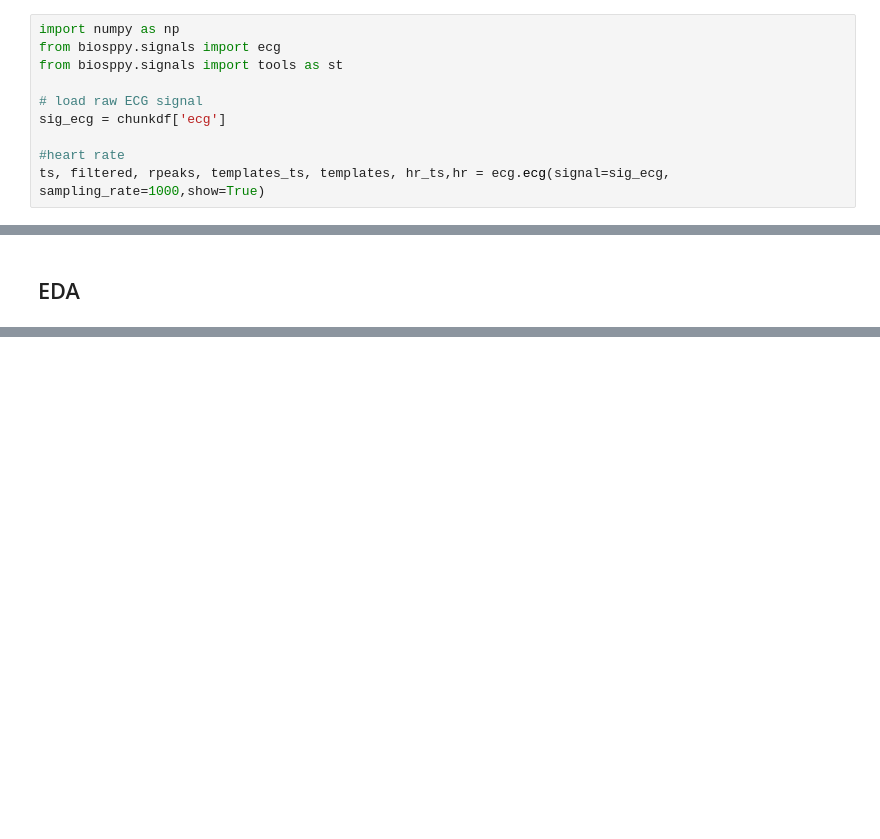
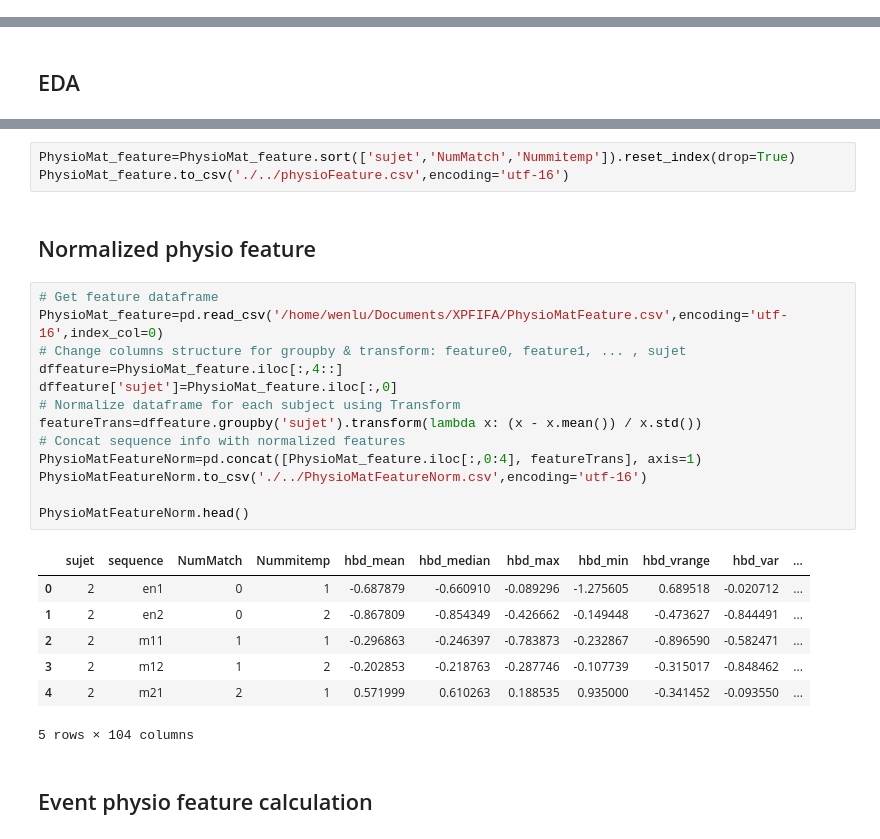
Before and after one commit to ywenlu/FifaXP, a Jupyter notebook: anno.ipynb, the cells around one changed output, grey strips where cells are left out. Cells and saved outputs as stored; diff of their text form; blank space fills up the shorter version.

Commit message:
physiological features, questionnaire treatment (rank question, note, global), prepare for machine learning

```diff
--- a/anno.ipynb
+++ b/anno.ipynb
@@ -449,10 +586,0 @@ for fn in os.listdir(bioMatchPath):
-# %%
-import numpy as np
-from biosppy.signals import ecg
-from biosppy.signals import tools as st
-
-# load raw ECG signal
-sig_ecg = chunkdf['ecg']
-
-#heart rate
-ts, filtered, rpeaks, templates_ts, templates, hr_ts,hr = ecg.ecg(signal=sig_ecg, sampling_rate=1000,show=True)
@@ -604,0 +1096,28 @@ len(signal)
+# %%
+PhysioMat_feature=PhysioMat_feature.sort(['sujet','NumMatch','Nummitemp']).reset_index(drop=True)
+PhysioMat_feature.to_csv('./../physioFeature.csv',encoding='utf-16')
+# %% [markdown]
+## Normalized physio feature
+# %%
+# Get feature dataframe
+PhysioMat_feature=pd.read_csv('/home/wenlu/Documents/XPFIFA/PhysioMatFeature.csv',encoding='utf-16',index_col=0)
+# Change columns structure for groupby & transform: feature0, feature1, ... , sujet
+dffeature=PhysioMat_feature.iloc[:,4::]
+dffeature['sujet']=PhysioMat_feature.iloc[:,0]
+# Normalize dataframe for each subject using Transform
+featureTrans=dffeature.groupby('sujet').transform(lambda x: (x - x.mean()) / x.std())
+# Concat sequence info with normalized features
+PhysioMatFeatureNorm=pd.concat([PhysioMat_feature.iloc[:,0:4], featureTrans], axis=1)
+PhysioMatFeatureNorm.to_csv('./../PhysioMatFeatureNorm.csv',encoding='utf-16')
+
+PhysioMatFeatureNorm.head()
+# %% [output]
+|  | sujet | sequence | NumMatch | Nummitemp | hbd_mean | hbd_median | hbd_max | hbd_min | hbd_vrange | hbd_var | ... |
+| 0 | 2 | en1 | 0 | 1 | -0.687879 | -0.660910 | -0.089296 | -1.275605 | 0.689518 | -0.020712 | ... |
+| 1 | 2 | en2 | 0 | 2 | -0.867809 | -0.854349 | -0.426662 | -0.149448 | -0.473627 | -0.844491 | ... |
+| 2 | 2 | m11 | 1 | 1 | -0.296863 | -0.246397 | -0.783873 | -0.232867 | -0.896590 | -0.582471 | ... |
+| 3 | 2 | m12 | 1 | 2 | -0.202853 | -0.218763 | -0.287746 | -0.107739 | -0.315017 | -0.848462 | ... |
+| 4 | 2 | m21 | 2 | 1 | 0.571999 | 0.610263 | 0.188535 | 0.935000 | -0.341452 | -0.093550 | ... |
+5 rows × 104 columns
+# %% [markdown]
+## Event physio feature calculation
```
Also changed, not shown: parts of 47 cells of this notebook.
